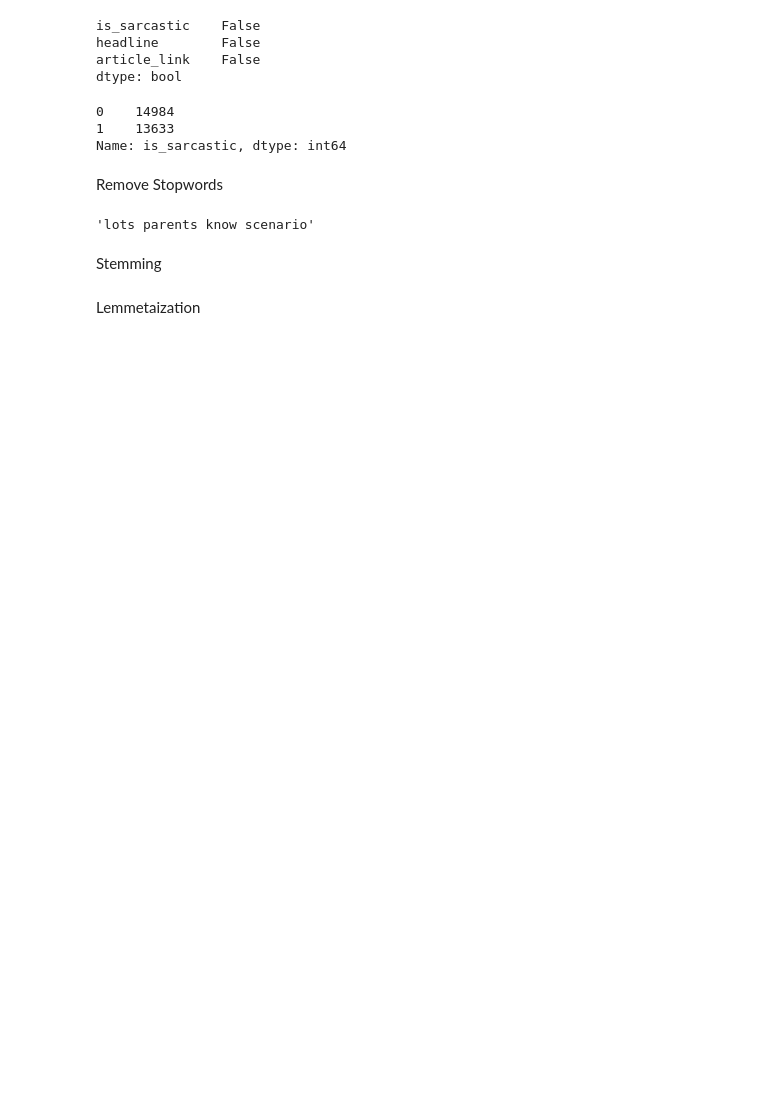
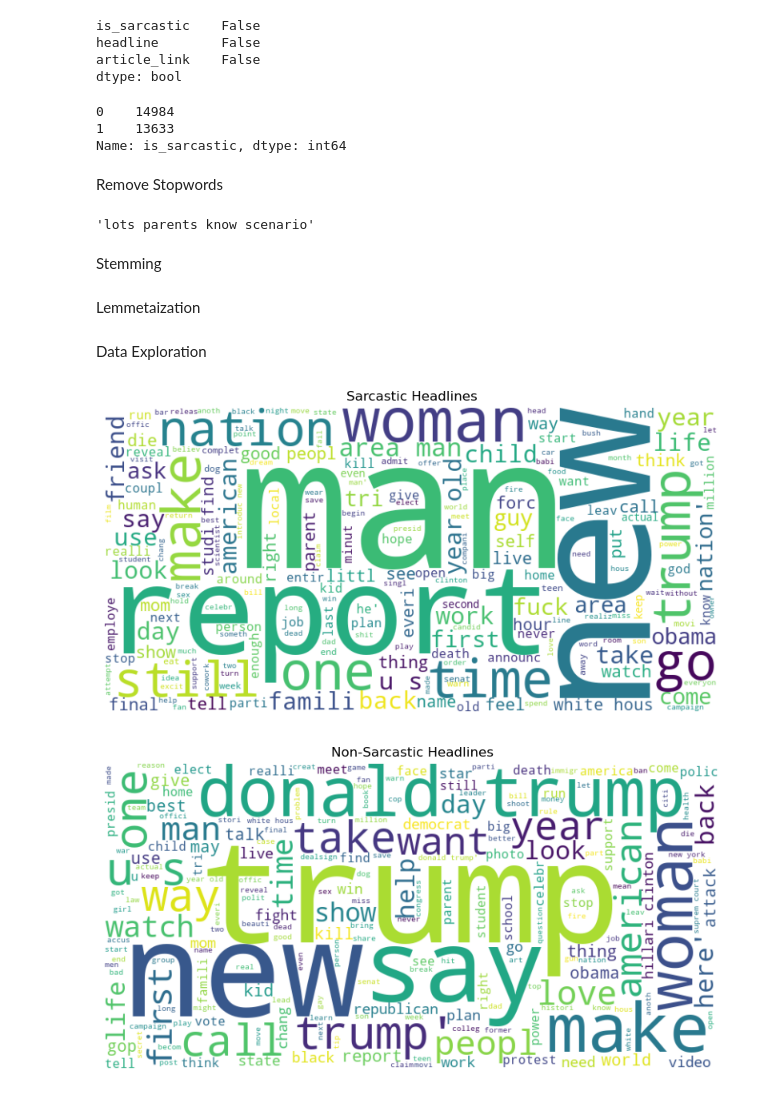
Before and after one commit to LaplaceDBen/Sarcasm_Detection, a Jupyter notebook: Sarcasm_Notebook.ipynb, the cells around one changed output. Saved outputs shown, nothing was run; the diff lists cells and outputs as text; code cells hidden in the pictures; blank space fills up the shorter version.

Commit message:
sarcastic plots

```diff
--- a/Sarcasm_Notebook.ipynb
+++ b/Sarcasm_Notebook.ipynb
@@ -67,3 +70,36 @@ Lemmetaization
 #Lemmetaization of df['headline']
 lemmatizer = WordNetLemmatizer()
 df['headline'] = df['headline'].apply(lambda x: ' '.join([lemmatizer.lemmatize(word) for word in x.split()]))
+# %% [markdown]
+Data Exploration
+# %%
+from wordcloud import WordCloud
+import matplotlib.pyplot as plt
+
+# Subset the DataFrame based on the value in is_sarcastic column
+df_sarcastic = df[df['is_sarcastic'] == 1]
+df_not_sarcastic = df[df['is_sarcastic'] == 0]
+
+# Create a function to generate a word cloud plot
+def plot_wordcloud(df_subset, title):
+    # Concatenate all the headlines into a single string
+    text = " ".join(headline for headline in df_subset['headline'])
+
+    # Generate a word cloud object
+    wordcloud = WordCloud(width=800, height=400, max_words=200, background_color="white").generate(text)
+
+    # Plot the word cloud
+    plt.figure(figsize=(10, 5))
+    plt.imshow(wordcloud, interpolation='bilinear')
+    plt.axis("off")
+    plt.title(title)
+    plt.show()
+
+# Generate the word cloud plot for sarcastic headlines
+plot_wordcloud(df_sarcastic, "Sarcastic Headlines")
+
+# Generate the word cloud plot for non-sarcastic headlines
+plot_wordcloud(df_not_sarcastic, "Non-Sarcastic Headlines")
+# %% [output]
+[figure, added]
+[figure, added]
```
Also changed, not shown: parts of 1 cell of this notebook.
